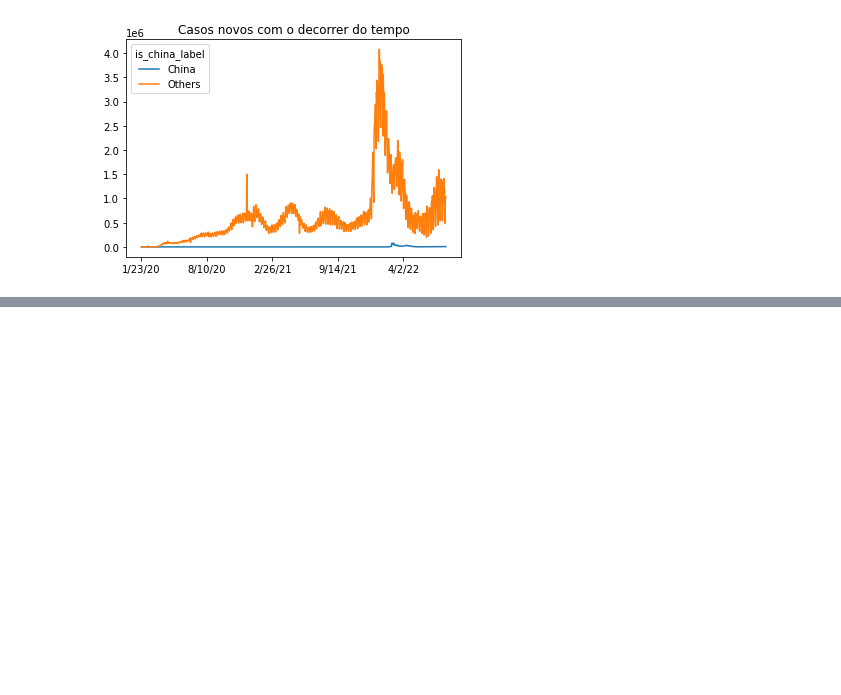
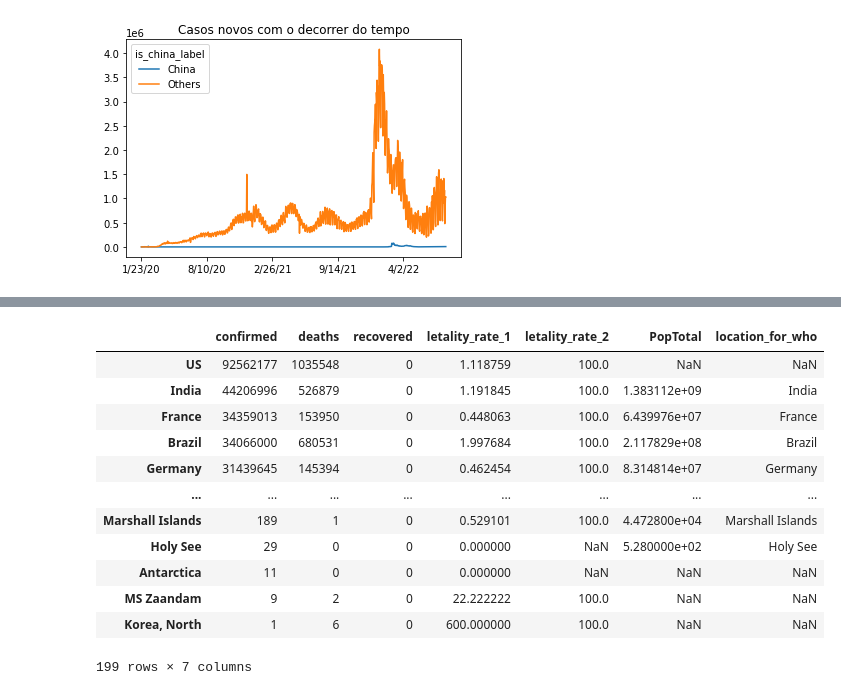
Before and after one commit to cglima/data-science-visualizacao-de-dados-para-saude-e-medicina, a Jupyter notebook: curso data science e saude-segunda-parte.ipynb, the cells around one changed output, grey strips where cells are left out. Drawn from its saved outputs; the diff is of its cells as text; code cells hidden in the pictures; blank space fills up the shorter version.

```diff
--- a/curso data science e saude-segunda-parte.ipynb
+++ b/curso data science e saude-segunda-parte.ipynb
@@ -851,0 +954,13 @@ plt.show()
+# %%
+# vou assumir algumas premissas
+# estou assumindo que na UN China = John Hopinks China
+
+def rename_location(location):
+    if location=="China":
+        return 'China'
+    return location
+    if location=='Republic of Korea':
+        return 'South Korea'
+
+un_population_total['location_for_who'] = un_population_total.index.map(rename_location)
+un_population_total.query("location_for_who=='South Korea'").head()
@@ -851,0 +970,3 @@ plt.show()
+# %%
+un_population_total = un_population_total.set_index("location_for_who")
+un_population_total.head()
@@ -851,0 +981,16 @@ plt.show()
+# %%
+combined.join(un_population_total).sort_values("confirmed", ascending=False)
+# %% [output]
+|  | confirmed | deaths | recovered | letality_rate_1 | letality_rate_2 | PopTotal | location_for_who |
+| US | 92562177 | 1035548 | 0 | 1.118759 | 100.0 | NaN | NaN |
+| India | 44206996 | 526879 | 0 | 1.191845 | 100.0 | 1.383112e+09 | India |
+| France | 34359013 | 153950 | 0 | 0.448063 | 100.0 | 6.439976e+07 | France |
+| Brazil | 34066000 | 680531 | 0 | 1.997684 | 100.0 | 2.117829e+08 | Brazil |
+| Germany | 31439645 | 145394 | 0 | 0.462454 | 100.0 | 8.314814e+07 | Germany |
+| ... | ... | ... | ... | ... | ... | ... | ... |
+| Marshall Islands | 189 | 1 | 0 | 0.529101 | 100.0 | 4.472800e+04 | Marshall Islands |
+| Holy See | 29 | 0 | 0 | 0.000000 | NaN | 5.280000e+02 | Holy See |
+| Antarctica | 11 | 0 | 0 | 0.000000 | NaN | NaN | NaN |
+| MS Zaandam | 9 | 2 | 0 | 22.222222 | 100.0 | NaN | NaN |
+| Korea, North | 1 | 6 | 0 | 600.000000 | 100.0 | NaN | NaN |
+199 rows × 7 columns
```
Also changed, not shown: parts of 11 cells of this notebook.
